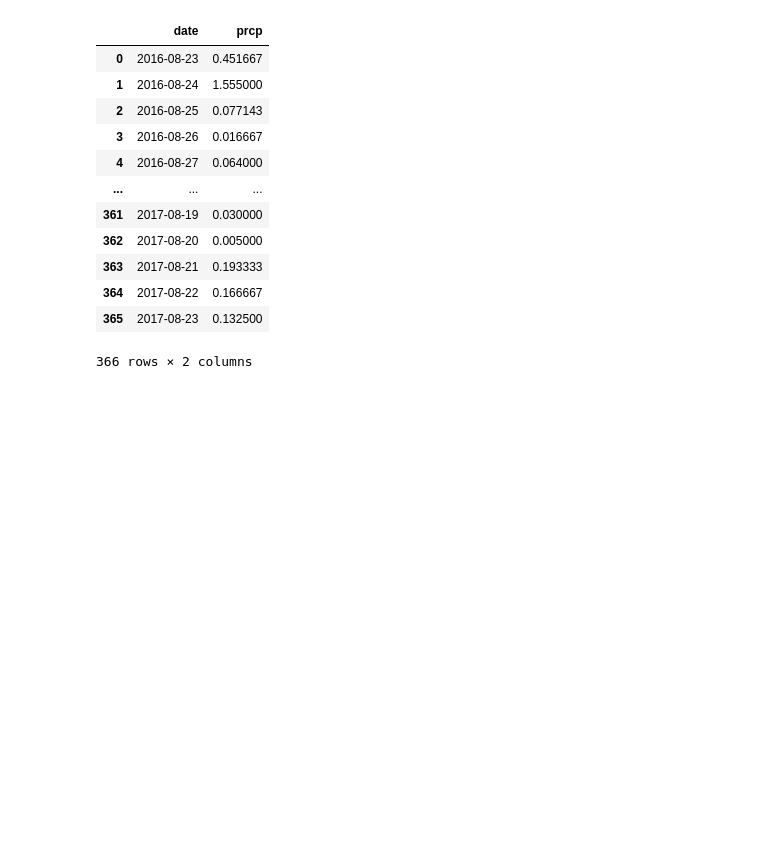
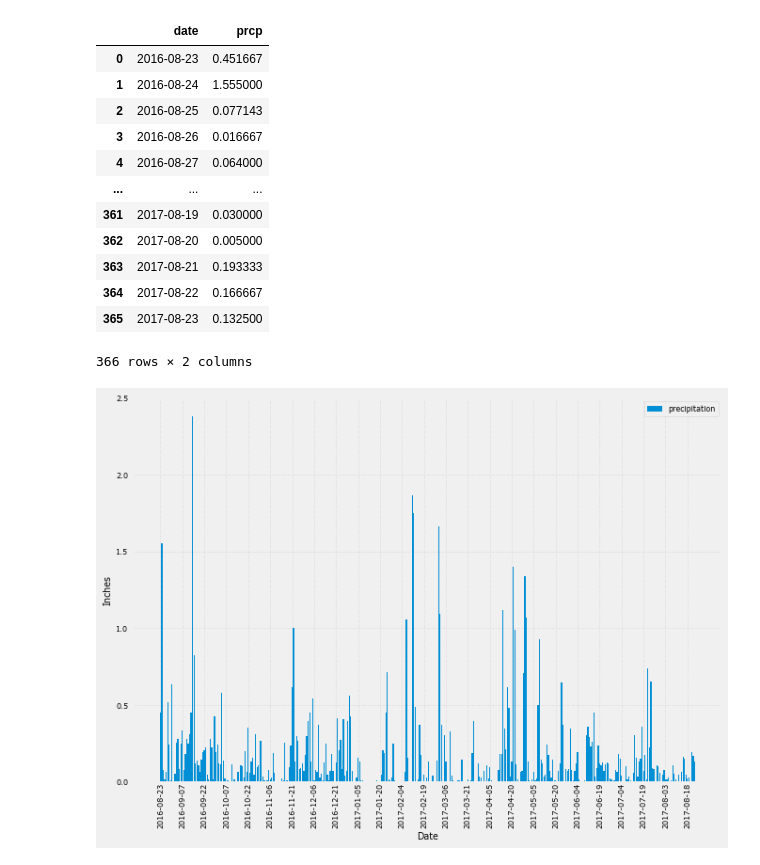
Before and after one commit to warshophysical/sqlalchemy-challenge, a Jupyter notebook: climate_analysis.ipynb, the cells around one changed output. Cells and saved outputs as stored; diff of their text form; code cells hidden in the pictures; blank space fills up the shorter version.

Commit message:
plotting Barnhart

```diff
--- a/climate_analysis.ipynb
+++ b/climate_analysis.ipynb
@@ -74,3 +74,37 @@ dategroupPrcp
 | 364 | 2017-08-22 | 0.166667 |
 | 365 | 2017-08-23 | 0.132500 |
 366 rows × 2 columns
+# %%
+listDate=dategroupPrcp["date"].tolist()
+listPrcp=dategroupPrcp["prcp"].tolist()
+# %%
+dateList=dategroupPrcp["date"].tolist()
+ex_dt=[]
+for dt in range(0,len(dateList)):
+    if dt%15==0:
+        ex_dt.append(dateList[dt])
+# %%
+#plt.figure()
+#plt.plot(listDate,listPrcp)
+
+rcParams['font.family'] = 'sans-serif'
+rcParams['font.sans-serif'] = ['Verdana']
+rcParams['font.size'] = 8
+
+fig, ax = plt.subplots(figsize=(10,7))
+
+ax.bar(listDate, listPrcp, label="precipitation")
+plt.legend(loc="upper right")
+plt.xlabel("Date")
+plt.ylabel("Inches")
+ax.xaxis.set_tick_params(pad=1)
+ax.yaxis.set_tick_params(pad=5)
+plt.xticks(ex_dt, rotation='vertical')
+plt.yticks([0.0,0.5,1.0,1.5,2.0,2.5])
+ax.grid(b=True, color='grey', linestyle='-.', linewidth=0.5, alpha=0.2)
+#plt.grid(True, linewidth= 1, linestyle="--")
+
+
+plt.show()
+# %% [output]
+[figure, added]
```
